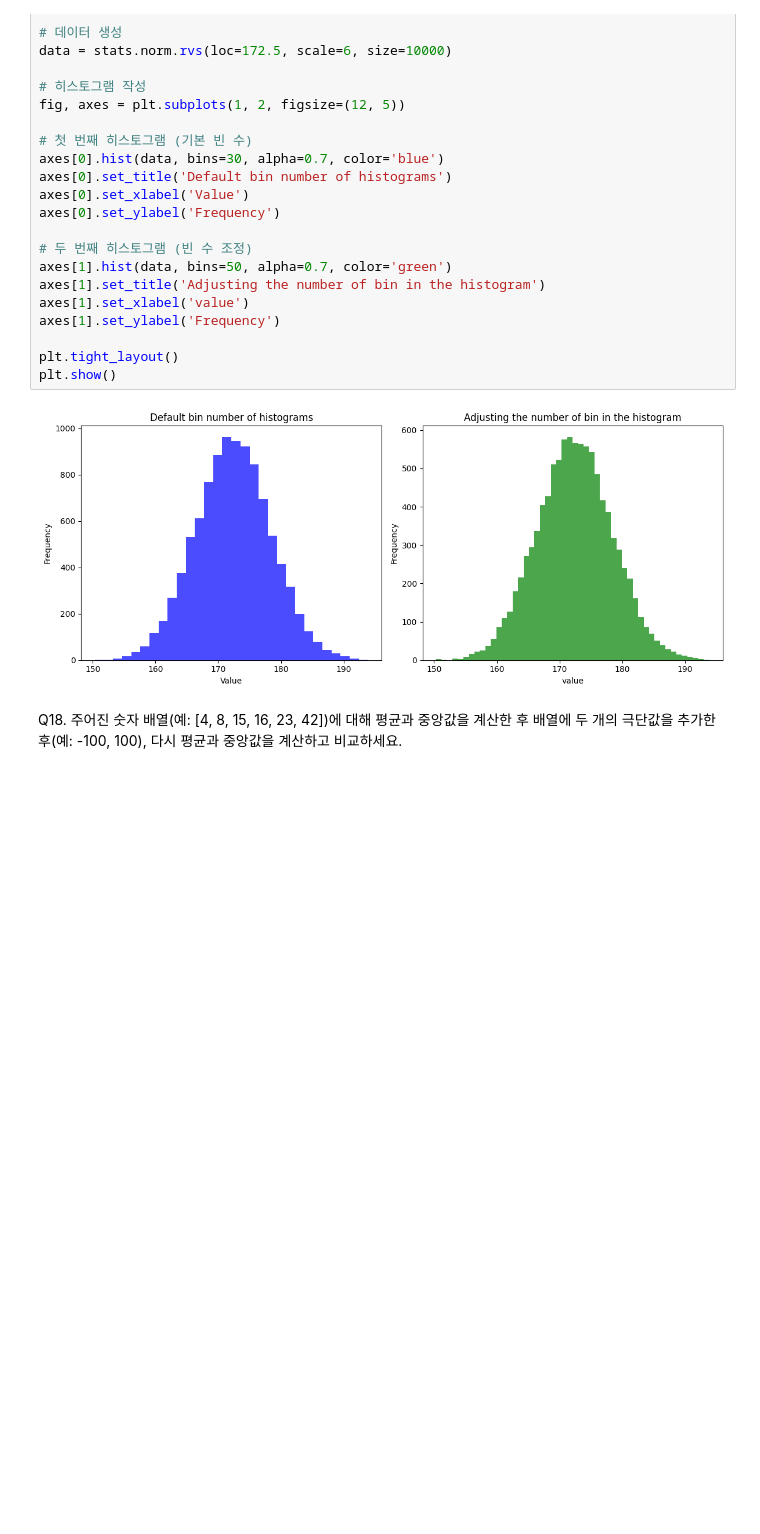
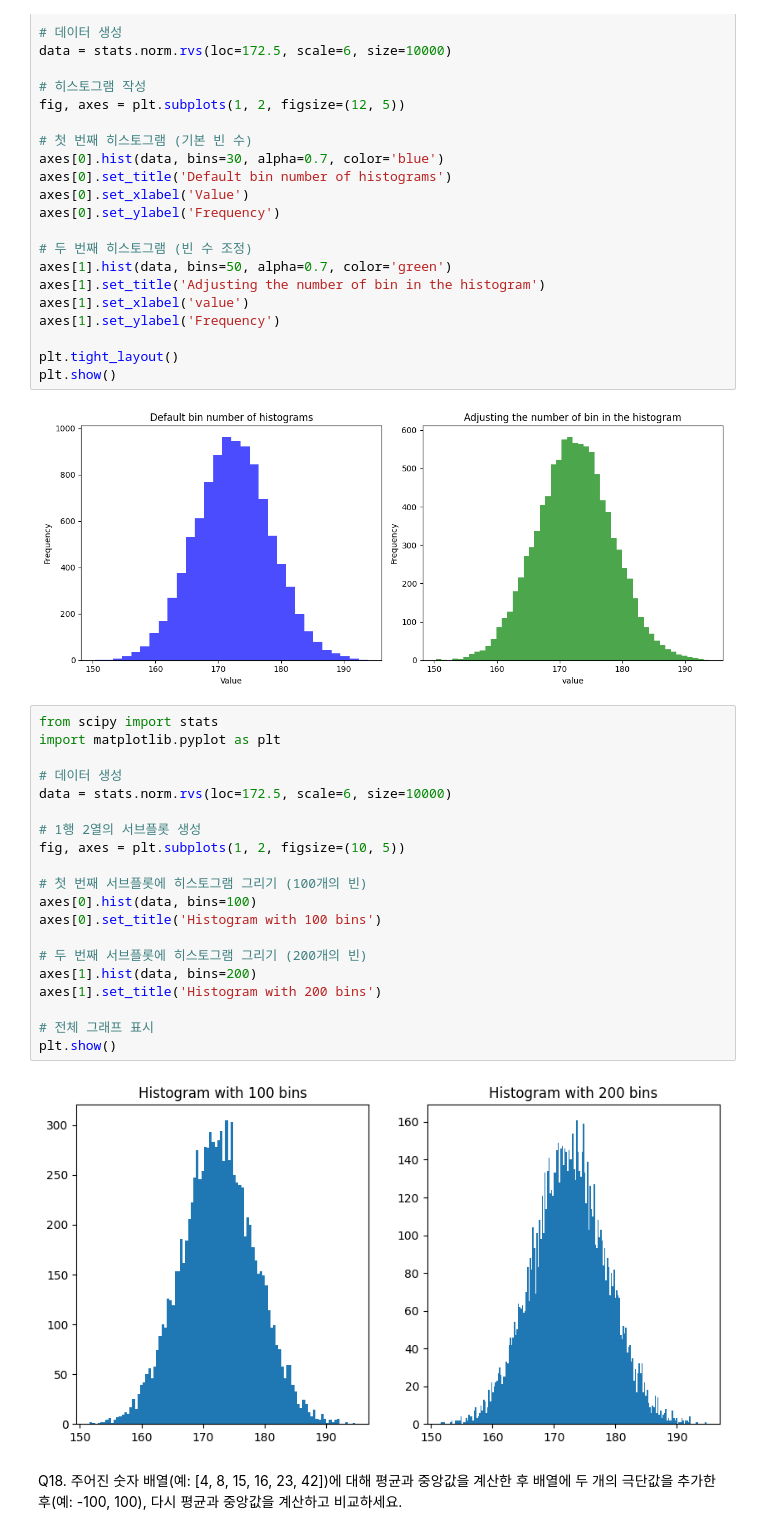
Before and after one commit to windyday0622/windyday, a Jupyter notebook: m3_분석 라이브러리/ m3_분석라이브러리_평가_답안.ipynb, the cells around one changed output. Saved outputs shown, nothing was run; the diff lists cells and outputs as text; blank space fills up the shorter version.

```diff
--- a/m3_분석 라이브러리/ m3_분석라이브러리_평가_답안.ipynb
+++ b/m3_분석 라이브러리/ m3_분석라이브러리_평가_답안.ipynb
@@ -663,6 +663,28 @@ plt.tight_layout()
 plt.show()
 # %% [output]
 [figure]
+# %%
+from scipy import stats
+import matplotlib.pyplot as plt
+
+# 데이터 생성
+data = stats.norm.rvs(loc=172.5, scale=6, size=10000)
+
+# 1행 2열의 서브플롯 생성
+fig, axes = plt.subplots(1, 2, figsize=(10, 5))
+
+# 첫 번째 서브플롯에 히스토그램 그리기 (100개의 빈)
+axes[0].hist(data, bins=100)
+axes[0].set_title('Histogram with 100 bins')
+
+# 두 번째 서브플롯에 히스토그램 그리기 (200개의 빈)
+axes[1].hist(data, bins=200)
+axes[1].set_title('Histogram with 200 bins')
+
+# 전체 그래프 표시
+plt.show()
+# %% [output]
+[figure, added]
 # %% [markdown]
 Q18. 주어진 숫자 배열(예: [4, 8, 15, 16, 23, 42])에 대해 평균과 중앙값을 계산한 후 배열에 두 개의 극단값을 추가한 후(예: -100, 100), 다시 평균과 중앙값을 계산하고 비교하세요.
 # %%
```
